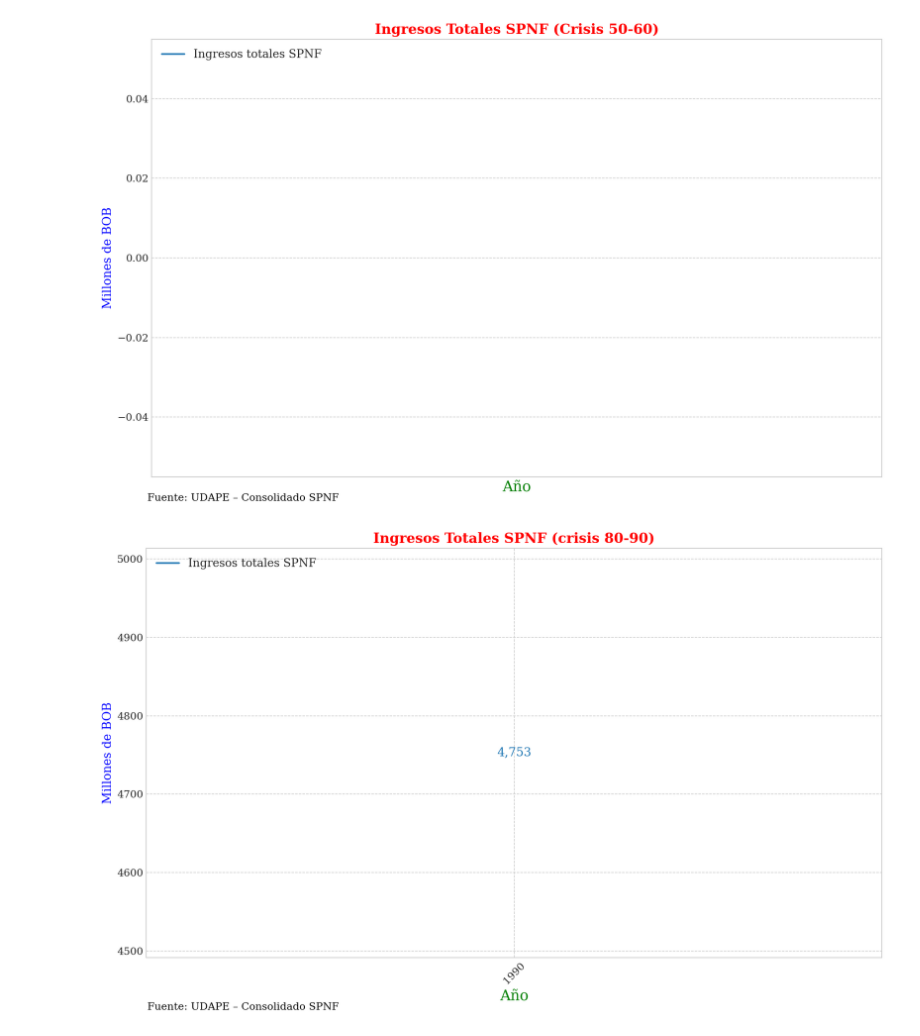
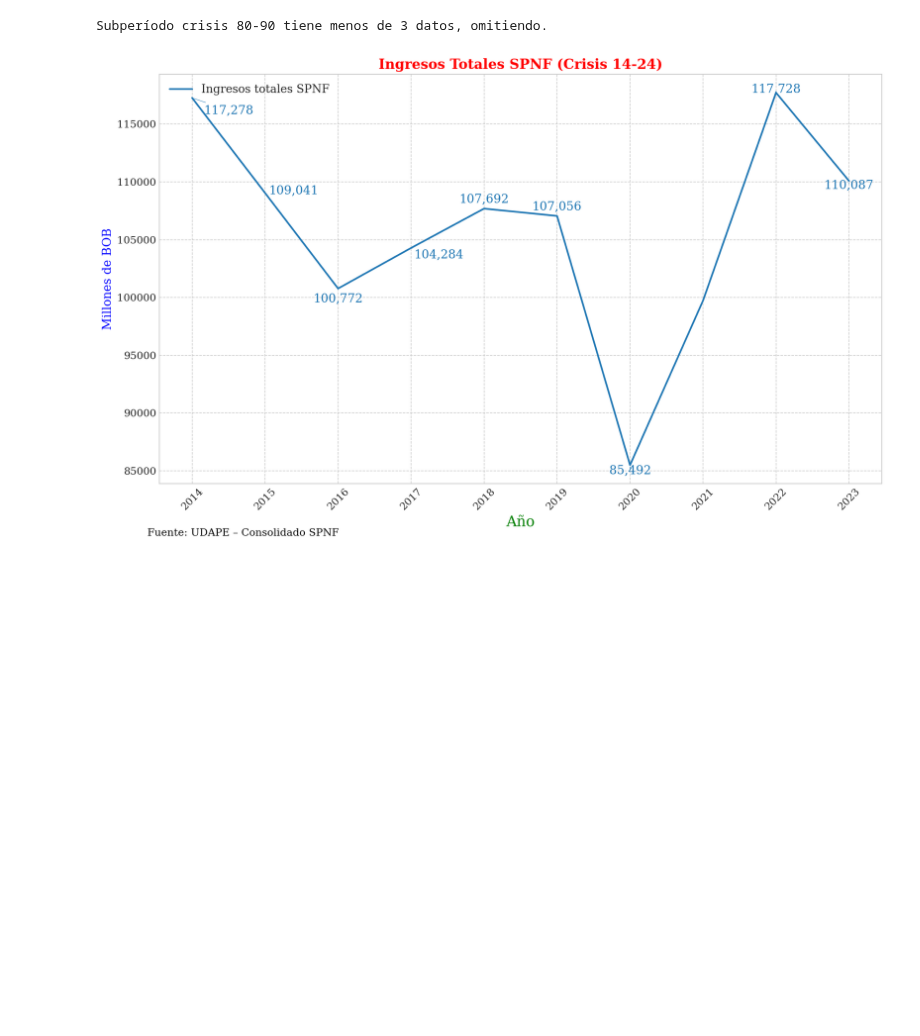
Before and after one commit to navi0369/proyectomacro, a Jupyter notebook: notebooks/tesis/crisis/ingresos_spnf.ipynb, the cells around one changed output. Saved outputs shown, nothing was run; the diff lists cells and outputs as text; code cells hidden in the pictures; blank space fills up the shorter version.

```diff
--- a/notebooks/tesis/crisis/ingresos_spnf.ipynb
+++ b/notebooks/tesis/crisis/ingresos_spnf.ipynb
@@ -49,59 +49,56 @@ colors           = {"ingresos_totales": "#1f77b4"}
 # Desplazamientos de anotaciones para “ingresos_totales”
 annotation_offsets = {
     "ingresos_totales": {
-        1950: (0, 0),
-        1956: (0, 0),
-        1960: (0, 0),
-        1980: (0, 0),
-        1986: (0, 0),
-        1990: (0, 0),
-        2014: (0, 0),
-        2020: (0, 0),
-        2023: (0, 0),
+        2014: (0.5,  -1100),
+        2015: (0.39,  200),
+        2016: (0, -890),
+        2017: (0.38,  -600),
+        2018: (0,  800),
+        2019: (0,  800),
+        2020: (0, -500),
+        2022: (0,  300),
+        2023: (0,  -400),
     }
 }
 
-# Años extra a anotar dentro de cada subperíodo
-extra_annots = {
-    "Crisis 50-60": [1956],
-    "crisis 80-90": [1986],
-    "Crisis 14-24": [2020],
-}
-# Para consolidado_spnf, solo habrá anotaciones reales en “Crisis 14-24”,
-# pero mantenemos la estructura para posibles ampliaciones.
+
 
 # ─────────────────────────────────────────────────────────────────────
 # Generación de gráficas por subperíodo
 # ─────────────────────────────────────────────────────────────────────
 for nombre, (ini, fin) in PERIODOS_PARA_CRISIS.items():
     sub = df.loc[ini:fin]
-
+    if sub.empty:
+        continue
+    #si sub tiene solo 3 datos
+    if len(sub) < 3:
+        print(f"Subperíodo {nombre} tiene menos de 3 datos, omitiendo.")
+        continue
     # Calcula años a anotar: siempre ini/fin + extras dentro del rango
-    years_to_annot = compute_annot_years(ini, fin, extra_annots.get(nombre))
-
+    years_to_annot = list(sub.index)
     fig, ax = init_base_plot(
         sub,
         series=componentes,
         colors=colors,
         title=f"Ingresos Totales SPNF ({nombre})",
         xlabel="Año",
         ylabel="Millones de BOB",
         source_text="Fuente: UDAPE – Consolidado SPNF"
     )
 
     add_year_value_annotations(
         ax,
         sub,
         years_to_annot,
         cols_componentes,
         annotation_offsets,
         colors,
         arrow_lw=0.5,
     )
 
     fig.savefig(output_dir / f"ingresos_gob_{nombre}.png")
     plt.show()
     plt.close(fig)
 # %% [output]
+Subperíodo crisis 80-90 tiene menos de 3 datos, omitiendo.
-[figure, old version]
+[figure, new version]
-[figure, removed]
```
Also changed, not shown: parts of 1 cell of this notebook, 49 other files.
